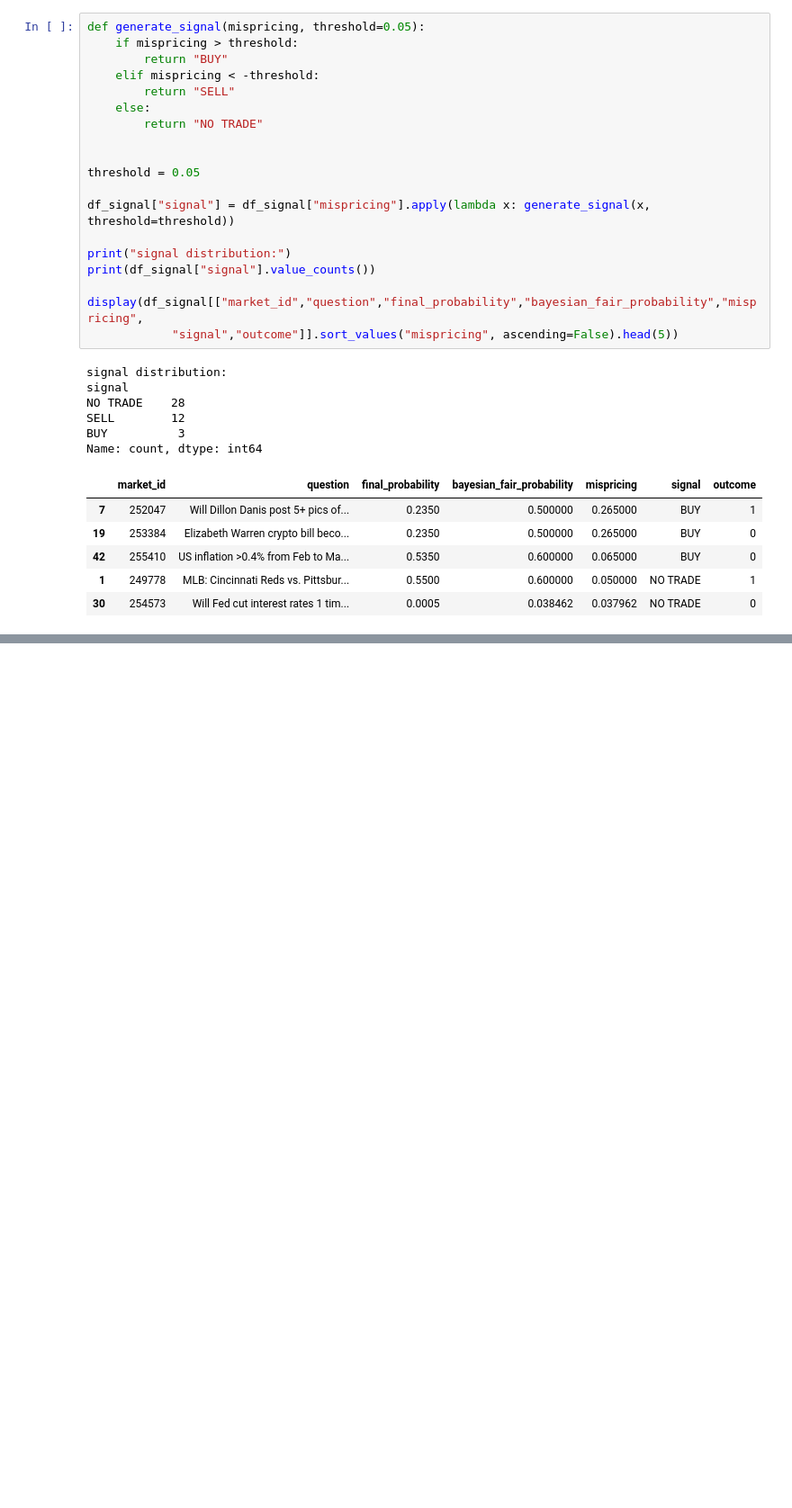
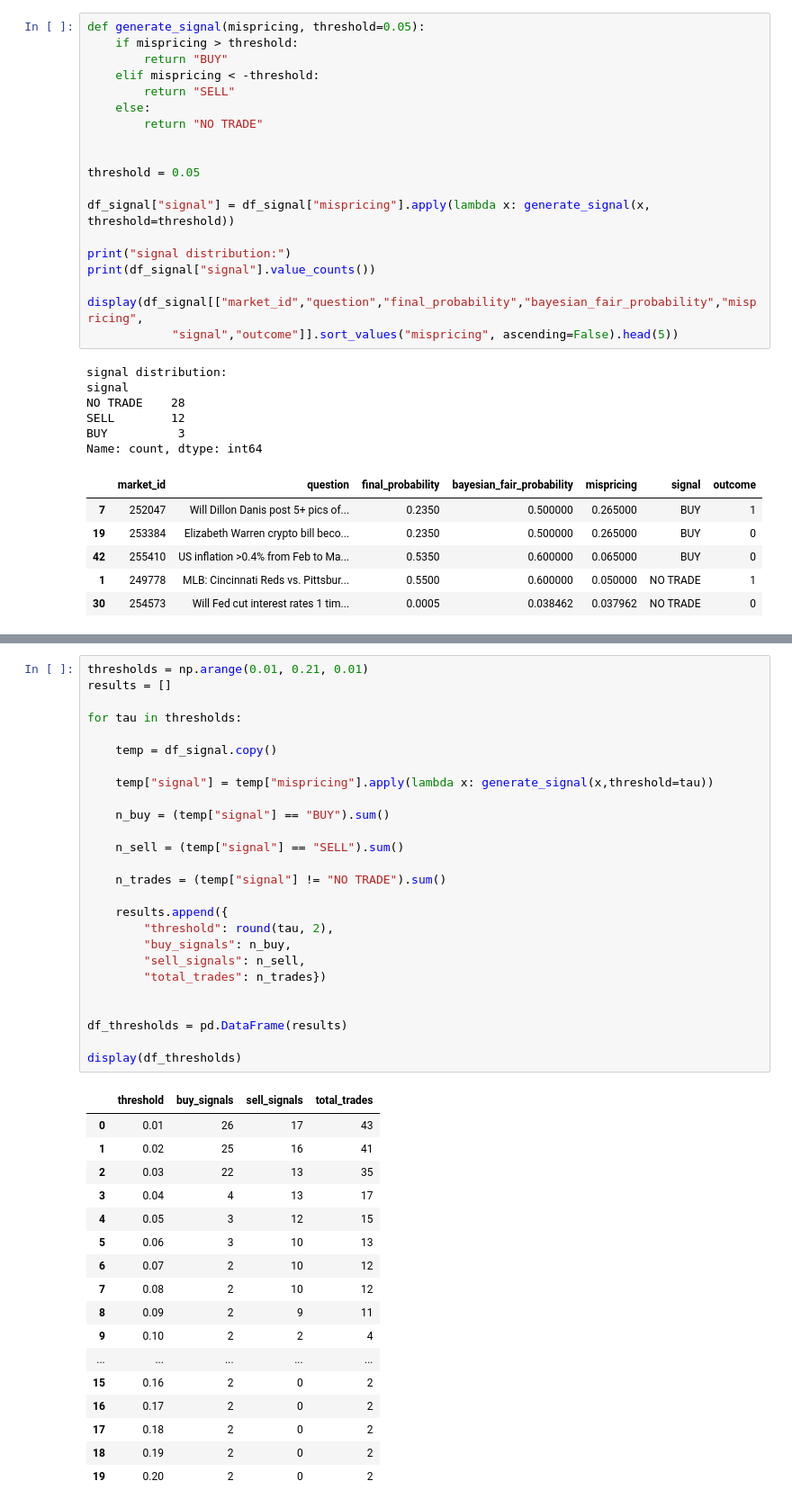
Before and after one commit to ADRIANVM117/data-science-portfolio, a Jupyter notebook: Bayesian_Fair_Value_Estimation_and_Mispricing_Detection_in_Prediction_Markets/notebooks/06_Signal_Generation.ipynb, the cells around one changed output, grey strips where cells are left out. Shown at 90% size. Cells and saved outputs as stored; diff of their text form; blank space fills up the shorter version.

```diff
--- a/Bayesian_Fair_Value_Estimation_and_Mispricing_Detection_in_Prediction_Markets/notebooks/06_Signal_Generation.ipynb
+++ b/Bayesian_Fair_Value_Estimation_and_Mispricing_Detection_in_Prediction_Markets/notebooks/06_Signal_Generation.ipynb
@@ -115,0 +212,44 @@ Name: count, dtype: int64
+# %%
+thresholds = np.arange(0.01, 0.21, 0.01)
+results = []
+
+for tau in thresholds:
+
+    temp = df_signal.copy()
+
+    temp["signal"] = temp["mispricing"].apply(lambda x: generate_signal(x,threshold=tau))
+
+    n_buy = (temp["signal"] == "BUY").sum()
+
+    n_sell = (temp["signal"] == "SELL").sum()
+
+    n_trades = (temp["signal"] != "NO TRADE").sum()
+
+    results.append({
+        "threshold": round(tau, 2),
+        "buy_signals": n_buy,
+        "sell_signals": n_sell,
+        "total_trades": n_trades})
+
+
+df_thresholds = pd.DataFrame(results)
+
+display(df_thresholds)
+# %% [output]
+|  | threshold | buy_signals | sell_signals | total_trades |
+| 0 | 0.01 | 26 | 17 | 43 |
+| 1 | 0.02 | 25 | 16 | 41 |
+| 2 | 0.03 | 22 | 13 | 35 |
+| 3 | 0.04 | 4 | 13 | 17 |
+| 4 | 0.05 | 3 | 12 | 15 |
+| 5 | 0.06 | 3 | 10 | 13 |
+| 6 | 0.07 | 2 | 10 | 12 |
+| 7 | 0.08 | 2 | 10 | 12 |
+| 8 | 0.09 | 2 | 9 | 11 |
+| 9 | 0.10 | 2 | 2 | 4 |
+| ... | ... | ... | ... | ... |
+| 15 | 0.16 | 2 | 0 | 2 |
+| 16 | 0.17 | 2 | 0 | 2 |
+| 17 | 0.18 | 2 | 0 | 2 |
+| 18 | 0.19 | 2 | 0 | 2 |
+| 19 | 0.20 | 2 | 0 | 2 |
```
Also changed, not shown: parts of 4 cells of this notebook.
